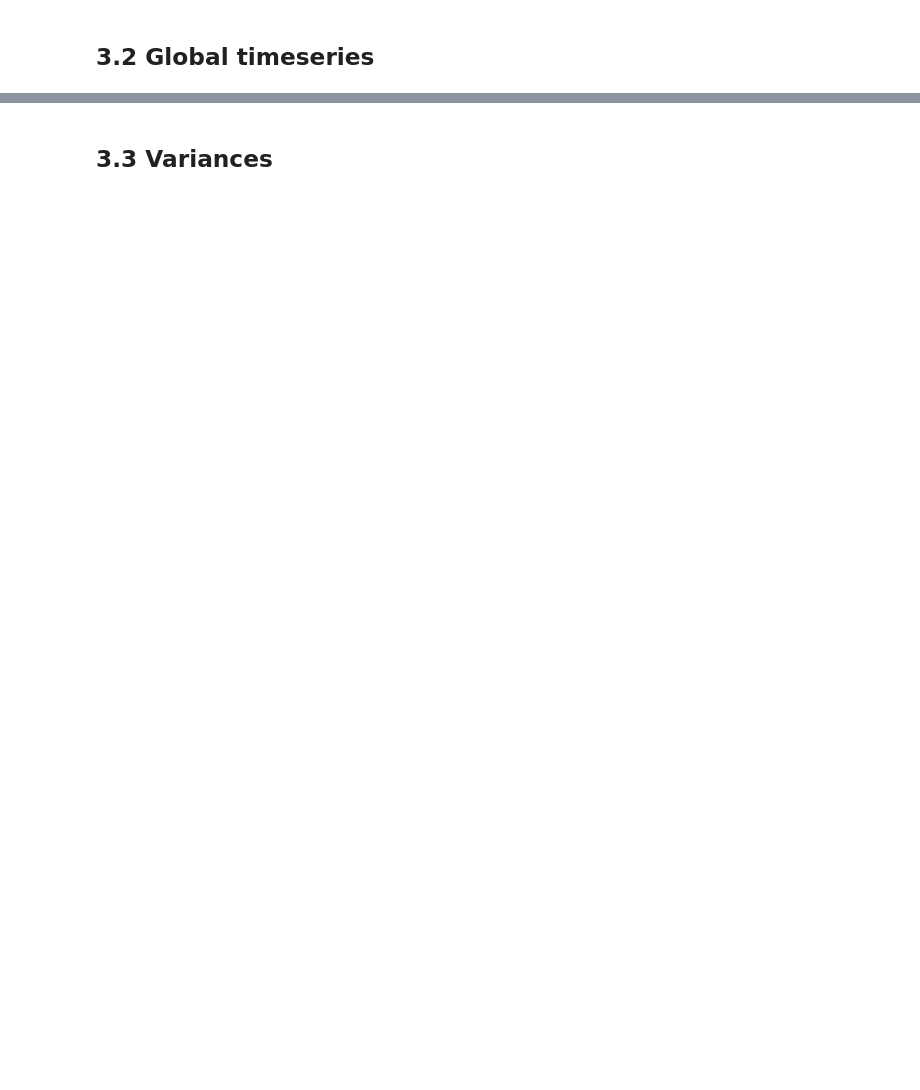
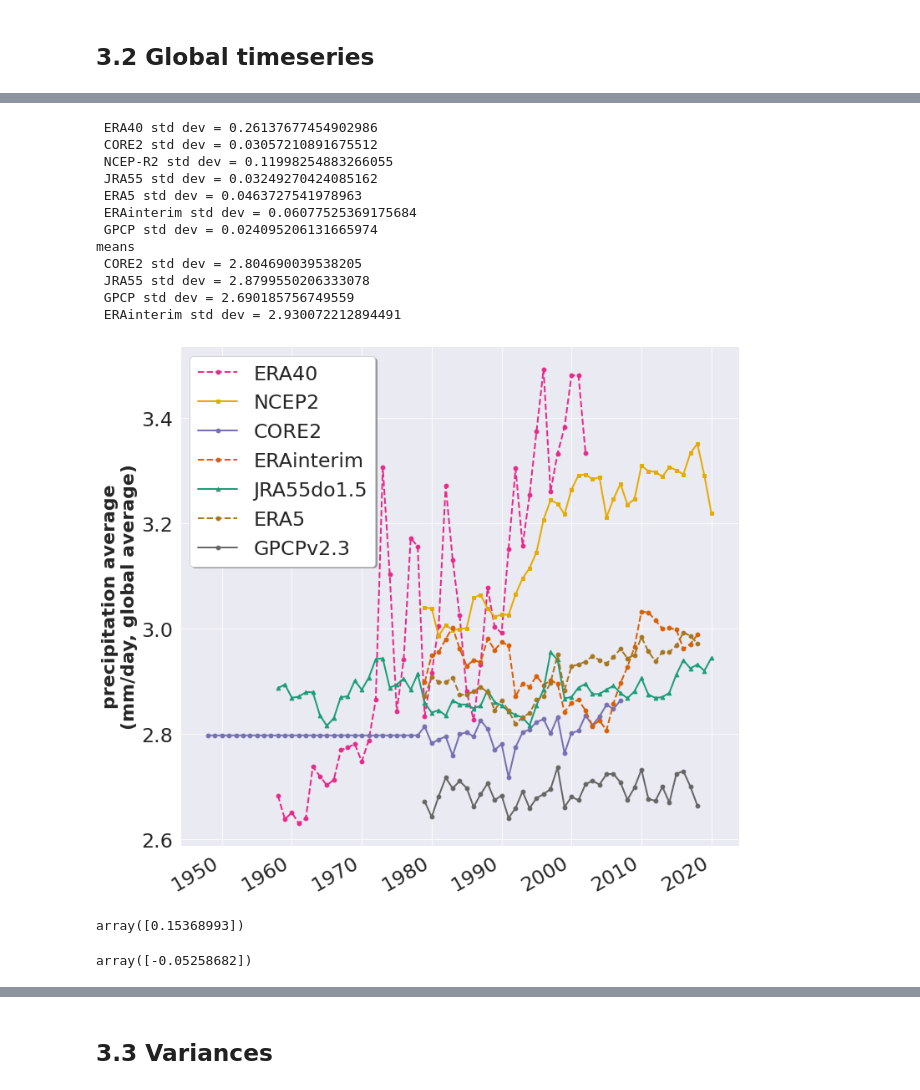
Before and after one commit to raphaeldussin/dev_forcings, a Jupyter notebook: precip_erainterim_correction_gpcp/Evaluation_results.ipynb, the cells around one changed output, grey strips where cells are left out. Cells and saved outputs as stored; diff of their text form; code cells hidden in the pictures; blank space fills up the shorter version.

```diff
--- a/precip_erainterim_correction_gpcp/Evaluation_results.ipynb
+++ b/precip_erainterim_correction_gpcp/Evaluation_results.ipynb
@@ -265,3 +352,62 @@ glopre_daily_blend1y = xr.open_dataset('avg_daily_precip_blend1y.nc')['precip']
+# %%
+sns.set_theme()
+sns.set_style('dark')
+sns.set_context("paper", font_scale=2.7)
+
+fig, ax = plt.subplots(1, figsize=[12,11])
+glopre_era40.resample(time='1Y').mean().plot(ax=ax, label='ERA40', linewidth=2, color=fushia, linestyle='--', marker="o")
+glopre_ncepr2.resample(time='1Y').mean().plot(ax=ax, label='NCEP2', linewidth=2, color=yellow, linestyle="-", marker="s")
+glopre_core2.resample(TIME='1Y').mean().plot(ax=ax, label='CORE2', linewidth=2, color=purple, linestyle="-", marker="o")
+glopre_monthly_era.resample(time='1Y').mean().plot(ax=ax, label='ERAinterim', linewidth=2,  color=orange, linestyle="--", marker="o")
+glopre_jra55.resample(time='1Y').mean().plot(ax=ax, label='JRA55do1.5', linewidth=2,  color=green, linestyle="-", marker="^")
+glopre_era5.resample(time='1Y').mean().plot(ax=ax, label='ERA5', linewidth=2,  color=brown, linestyle="--", marker="o")
+glopre_monthly_gpcp.resample(time='1Y').mean().plot(ax=ax, label='GPCPv2.3', linewidth=2,  color=gray, linestyle="-", marker="o")
+
+ax.set_xlabel("")
+ax.set_xticks(['1951','1961', '1971', '1981', '1991', '2001', '2011','2021'])
+ax.set_xticklabels(['1950', '1960', '1970', '1980', '1990', '2000', '2010','2020'])
+ax.set_xlim(['1945', '2025'])
+ax.legend(loc=2, shadow=True, facecolor='white')
+ax.set_ylabel(f"precipitation average\n(mm/day, global average)", fontsize=22, weight='bold')
+ax.grid()
+
+print(f" ERA40 std dev = {glopre_era40.resample(time='1Y').mean().std().values}")
+print(f" CORE2 std dev = {glopre_core2.resample(TIME='1Y').mean().sel(TIME=slice('1979', '2008')).std().values}")
+print(f" NCEP-R2 std dev = {glopre_ncepr2.resample(time='1Y').mean().std().values}")
+print(f" JRA55 std dev = {glopre_jra55.resample(time='1Y').mean().std().values}")
+print(f" ERA5 std dev = {glopre_era5.resample(time='1Y').mean().std().values}")
+print(f" ERAinterim std dev = {glopre_monthly_era.resample(time='1Y').mean().std().values}")
+print(f" GPCP std dev = {glopre_monthly_gpcp.resample(time='1Y').mean().std().values}")
+
+print('means')
+print(f" CORE2 std dev = {glopre_core2.resample(TIME='1Y').mean().sel(TIME=slice('1979', '2008')).mean().values}")
+print(f" JRA55 std dev = {glopre_jra55.resample(time='1Y').mean().mean().values}")
+print(f" GPCP std dev = {glopre_monthly_gpcp.resample(time='1Y').mean().mean().values}")
+print(f" ERAinterim std dev = {glopre_monthly_era.resample(time='1Y').mean().mean().values}")
+#plt.savefig('all_reanalyses.png', bbox_inches='tight')
+# %% [output]
+ ERA40 std dev = 0.26137677454902986
+ CORE2 std dev = 0.03057210891675512
+ NCEP-R2 std dev = 0.11998254883266055
+ JRA55 std dev = 0.03249270424085162
+ ERA5 std dev = 0.0463727541978963
+ ERAinterim std dev = 0.06077525369175684
+ GPCP std dev = 0.024095206131665974
+means
+ CORE2 std dev = 2.804690039538205
+ JRA55 std dev = 2.8799550206333078
+ GPCP std dev = 2.690185756749559
+ ERAinterim std dev = 2.930072212894491
+[figure, added]
+# %%
+avg = glopre_era5.resample(time='1Y').mean()
+(avg.sel(time='2018').values - avg.sel(time='1992').values)
+# %% [output]
+array([0.15368993])
+# %%
+(avg.sel(time='1992').values - avg.sel(time='1979').values)
+# %% [output]
+array([-0.05258682])
 # %%
 sns.set_theme()
 sns.set_style('dark')
```
Also changed, not shown: parts of 21 cells of this notebook, 4 other files.
